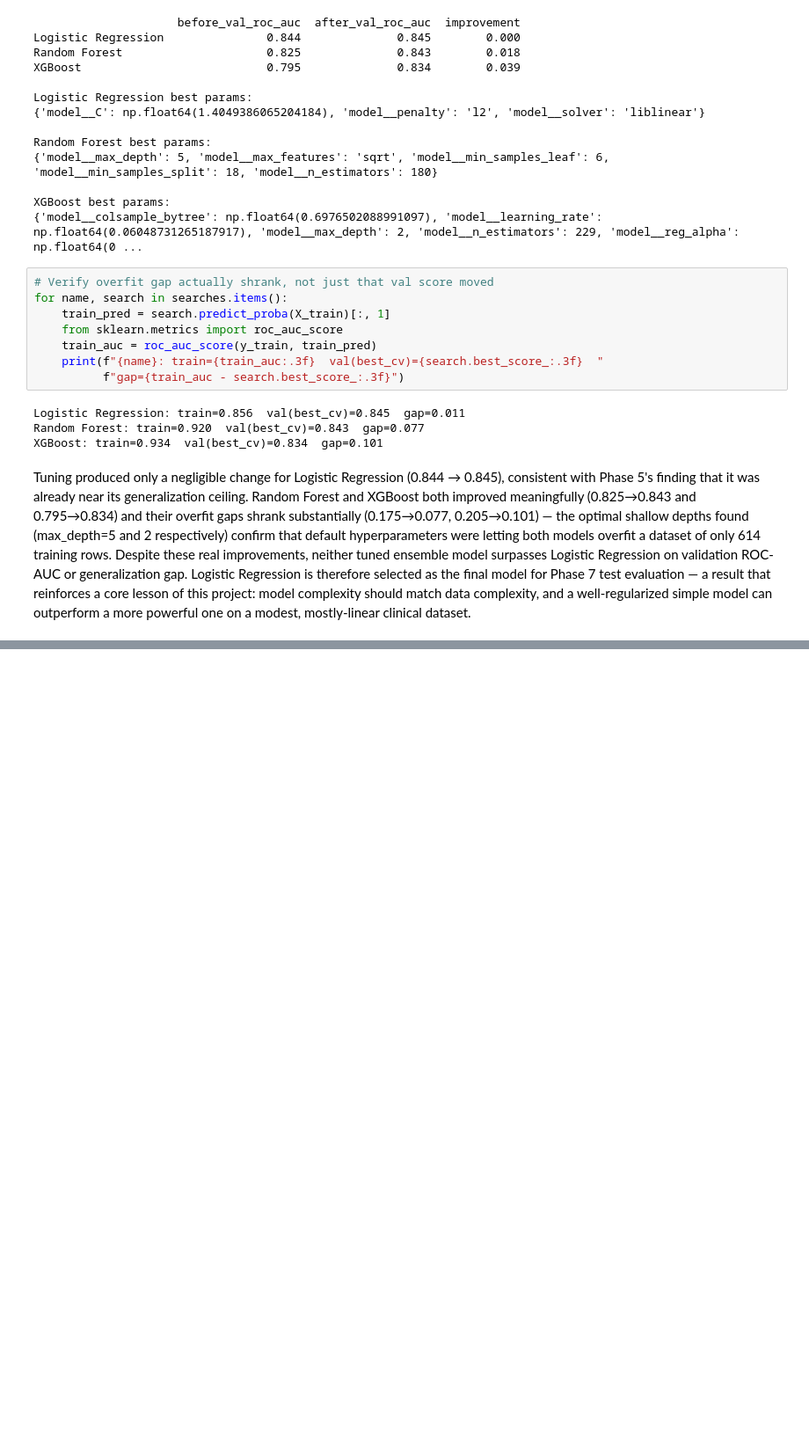
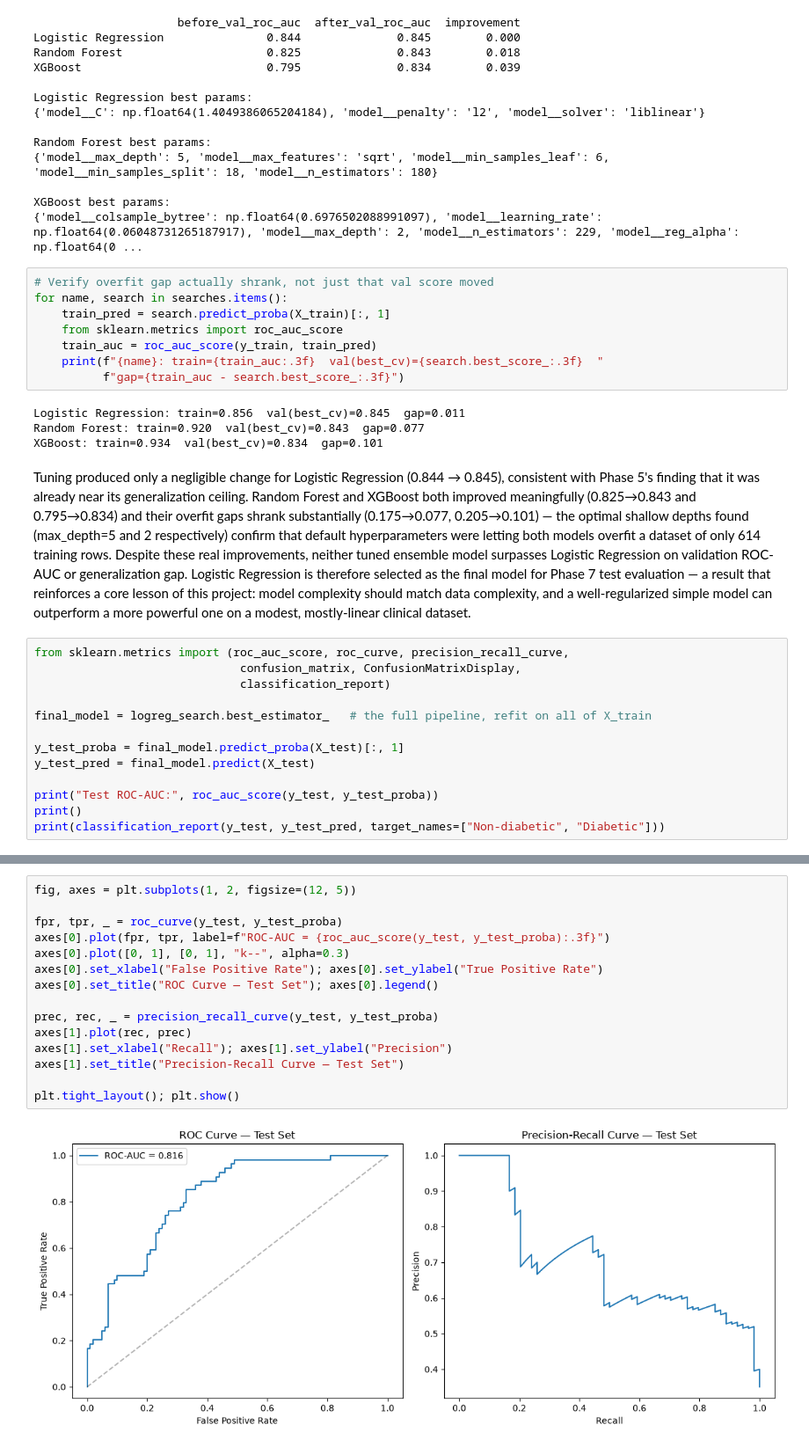
Before and after one commit to nbharats/tcn-ai-ml-45days, a Jupyter notebook: Sugarsense_Diabetes_Screening/notebooks/sugarsense.ipynb, the cells around one changed output, grey strips where cells are left out. Shown at 88% size. Drawn from its saved outputs; the diff is of its cells as text; blank space fills up the shorter version.

Commit message:
Phase 7: final test evaluation - ROC/PR curves, confusion matrix, FN/FP analysis

```diff
--- a/Sugarsense_Diabetes_Screening/notebooks/sugarsense.ipynb
+++ b/Sugarsense_Diabetes_Screening/notebooks/sugarsense.ipynb
@@ -371,3 +371,16 @@ Random Forest: train=0.920  val(best_cv)=0.843  gap=0.077
 XGBoost: train=0.934  val(best_cv)=0.834  gap=0.101
 # %% [markdown]
 Tuning produced only a negligible change for Logistic Regression (0.844 → 0.845), consistent with Phase 5's finding that it was already near its generalization ceiling. Random Forest and XGBoost both improved meaningfully (0.825→0.843 and 0.795→0.834) and their overfit gaps shrank substantially (0.175→0.077, 0.205→0.101) — the optimal shallow depths found (max_depth=5 and 2 respectively) confirm that default hyperparameters were letting both models overfit a dataset of only 614 training rows. Despite these real improvements, neither tuned ensemble model surpasses Logistic Regression on validation ROC-AUC or generalization gap. Logistic Regression is therefore selected as the final model for Phase 7 test evaluation — a result that reinforces a core lesson of this project: model complexity should match data complexity, and a well-regularized simple model can outperform a more powerful one on a modest, mostly-linear clinical dataset.
+# %%
+from sklearn.metrics import (roc_auc_score, roc_curve, precision_recall_curve,
+                              confusion_matrix, ConfusionMatrixDisplay,
+                              classification_report)
+
+final_model = logreg_search.best_estimator_   # the full pipeline, refit on all of X_train
+
+y_test_proba = final_model.predict_proba(X_test)[:, 1]
+y_test_pred = final_model.predict(X_test)
+
+print("Test ROC-AUC:", roc_auc_score(y_test, y_test_proba))
+print()
+print(classification_report(y_test, y_test_pred, target_names=["Non-diabetic", "Diabetic"]))
@@ -373,0 +398,17 @@ Tuning produced only a negligible change for Logistic Regression (0.844 → 0.84
+# %%
+fig, axes = plt.subplots(1, 2, figsize=(12, 5))
+
+fpr, tpr, _ = roc_curve(y_test, y_test_proba)
+axes[0].plot(fpr, tpr, label=f"ROC-AUC = {roc_auc_score(y_test, y_test_proba):.3f}")
+axes[0].plot([0, 1], [0, 1], "k--", alpha=0.3)
+axes[0].set_xlabel("False Positive Rate"); axes[0].set_ylabel("True Positive Rate")
+axes[0].set_title("ROC Curve — Test Set"); axes[0].legend()
+
+prec, rec, _ = precision_recall_curve(y_test, y_test_proba)
+axes[1].plot(rec, prec)
+axes[1].set_xlabel("Recall"); axes[1].set_ylabel("Precision")
+axes[1].set_title("Precision-Recall Curve — Test Set")
+
+plt.tight_layout(); plt.show()
+# %% [output]
+[figure, added]
```
Also changed, not shown: parts of 4 cells of this notebook.
